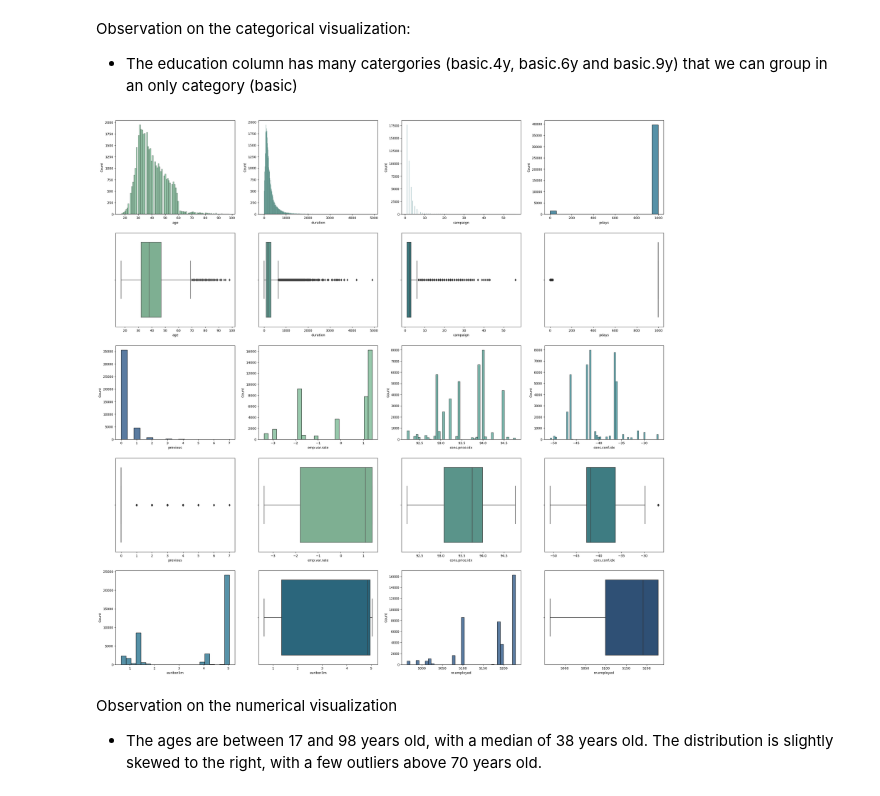
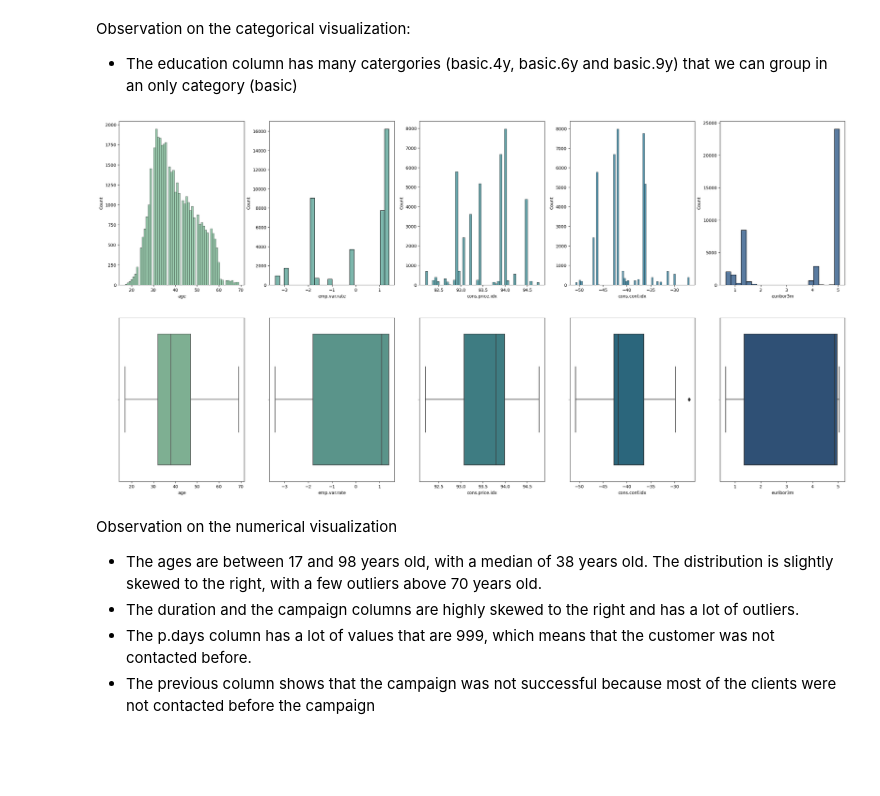
Before and after one commit to fevc08/logistic_regresion_ML, a Jupyter notebook: src/explore.ipynb, the cells around one changed output. Drawn from its saved outputs; the diff is of its cells as text; code cells hidden in the pictures; blank space fills up the shorter version.

```diff
--- a/src/explore.ipynb
+++ b/src/explore.ipynb
@@ -109,6 +113,9 @@ dtype: int64
 Repeated and null values:
 - There is not null values on the dataframe
 - None of the colums have unique values, so we cannot drop them
+# %%
+# We are not going to use the duration, campaign, pdays and previous columns because they are related to the last contact of the current campaign, so they are not useful for predicting the target variable
+bank_marketing_campaign_df = bank_marketing_campaign_df.drop(['duration', 'campaign', 'pdays', 'previous'], axis = 1)
 # %%
 # Describe the dataframe
 bank_marketing_campaign_df.describe(include='all')
@@ -168,56 +174,40 @@ Observation on the categorical visualization:
 - The education column has many catergories (basic.4y, basic.6y and basic.9y) that we can group in an only category (basic)
 # %%
 # Visualize the numerical variables with a histogram and boxplot
-fig, ax = plt.subplots(5, 4, figsize=(30, 30))
+fig, ax = plt.subplots(2, 5, figsize=(30, 15))
 
-# set the colors
+# set the color palette
 color = sns.color_palette("crest", 5)
 
 # Histogram of the age column
 sns.histplot(ax = ax[0,0], data = bank_marketing_campaign_df, x = 'age', color=color[0])
 # Boxplot of the age column
 sns.boxplot(ax = ax[1,0], data = bank_marketing_campaign_df, x = 'age', color=color[0])
-# Histogram of the duration column
-sns.histplot(ax = ax[0,1], data = bank_marketing_campaign_df, x = 'duration', color=color[1])
-# Boxplot of the duration column
-sns.boxplot(ax = ax[1,1], data = bank_marketing_campaign_df, x = 'duration', color=color[1])
-# Histogram of the campaign column
-sns.histplot(ax = ax[0,2], data = bank_marketing_campaign_df, x = 'campaign', color=color[2])
-# Boxplot of the campaign column
-sns.boxplot(ax = ax[1,2], data = bank_marketing_campaign_df, x = 'campaign', color=color[2])
-# Histogram of the pdays column
-sns.histplot(ax = ax[0,3], data = bank_marketing_campaign_df, x = 'pdays', color=color[3])
-# Boxplot of the pdays column
-sns.boxplot(ax = ax[1,3], data = bank_marketing_campaign_df, x = 'pdays', color=color[3])
-# Histogram of the previous column
-sns.histplot(ax = ax[2,0], data = bank_marketing_campaign_df, x = 'previous', color=color[4])
-# Boxplot of the previous column
-sns.boxplot(ax = ax[3,0], data = bank_marketing_campaign_df, x = 'previous', color=color[4])
-# Histogram of the emp.var.rate column
-sns.histplot(ax = ax[2,1], data = bank_marketing_campaign_df, x = 'emp.var.rate', color=color[0])
-# Boxplot of the emp.var.rate column
-sns.boxplot(ax = ax[3,1], data = bank_marketing_campaign_df, x = 'emp.var.rate', color=color[0])
+# Histogram of the poutcome column
+sns.histplot(ax = ax[0,1], data = bank_marketing_campaign_df, x = 'emp.var.rate', color=color[1])
+# Boxplot of the poutcome column
+sns.boxplot(ax = ax[1,1], data = bank_marketing_campaign_df, x = 'emp.var.rate', color=color[1])
 # Histogram of the cons.price.idx column
-sns.histplot(ax = ax[2,2], data = bank_marketing_campaign_df, x = 'cons.price.idx', color=color[1])
+sns.histplot(ax = ax[0,2], data = bank_marketing_campaign_df, x = 'cons.price.idx', color=color[2])
 # Boxplot of the cons.price.idx column
-sns.boxplot(ax = ax[3,2], data = bank_marketing_campaign_df, x = 'cons.price.idx', color=color[1])
+sns.boxplot(ax = ax[1,2], data = bank_marketing_campaign_df, x = 'cons.price.idx', color=color[2])
 # Histogram of the cons.conf.idx column
-sns.histplot(ax = ax[2,3], data = bank_marketing_campaign_df, x = 'cons.conf.idx', color=color[2])
+sns.histplot(ax = ax[0,3], data = bank_marketing_campaign_df, x = 'cons.conf.idx', color=color[3])
 # Boxplot of the cons.conf.idx column
-sns.boxplot(ax = ax[3,3], data = bank_marketing_campaign_df, x = 'cons.conf.idx', color=color[2])
+sns.boxplot(ax = ax[1,3], data = bank_marketing_campaign_df, x = 'cons.conf.idx', color=color[3])
 # Histogram of the euribor3m column
-sns.histplot(ax = ax[4,0], data = bank_marketing_campaign_df, x = 'euribor3m', color=color[3])
+sns.histplot(ax = ax[0,4], data = bank_marketing_campaign_df, x = 'euribor3m', color=color[4])
 # Boxplot of the euribor3m column
-sns.boxplot(ax = ax[4,1], data = bank_marketing_campaign_df, x = 'euribor3m', color=color[3])
-# Histogram of the nr.employed column
-sns.histplot(ax = ax[4,2], data = bank_marketing_campaign_df, x = 'nr.employed', color=color[4])
-# Boxplot of the nr.employed column
-sns.boxplot(ax = ax[4,3], data = bank_marketing_campaign_df, x = 'nr.employed', color=color[4])
+sns.boxplot(ax = ax[1,4], data = bank_marketing_campaign_df, x = 'euribor3m', color=color[4])
+
 
 # Display the plot
 plt.show()
 # %% [output]
-[figure, old version]
+[figure, new version]
 # %% [markdown]
 Observation on the numerical visualization
 - The ages are between 17 and 98 years old, with a median of 38 years old. The distribution is slightly skewed to the right, with a few outliers above 70 years old.
+- The duration and the campaign columns are highly skewed to the right and has a lot of outliers.
+- The p.days column has a lot of values that are 999, which means that the customer was not contacted before.
+- The previous column shows that the campaign was not successful because most of the clients were not contacted before the campaign
```
Also changed, not shown: parts of 9 cells of this notebook, 2 other files.
